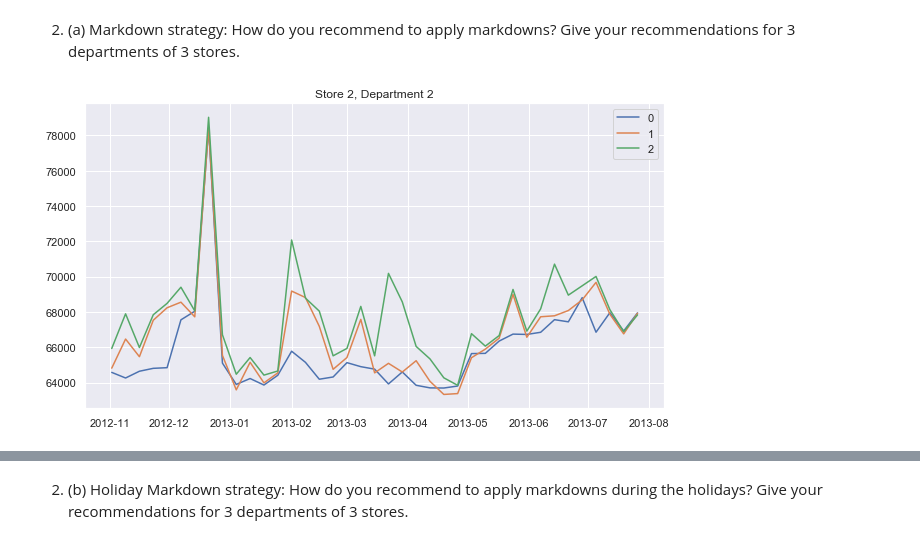
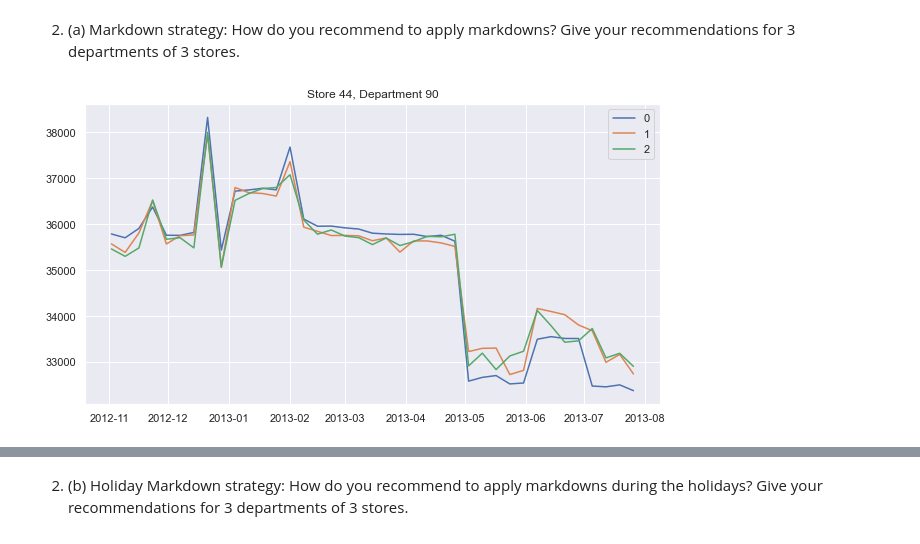
Before and after one commit to JelleWestra/Data-Science-for-Business-Improvement, a Jupyter notebook: project2/Project 2 - Team 12.ipynb, the cells around one changed output, grey strips where cells are left out. Saved outputs shown, nothing was run; the diff lists cells and outputs as text; code cells hidden in the pictures.

```diff
--- a/project2/Project 2 - Team 12.ipynb
+++ b/project2/Project 2 - Team 12.ipynb
@@ -1953,0 +1948,20 @@ plt.plot([0,600000], [0,600000], 'k--');
+# %%
+# boolean index for validation set
+val_index = y.index.isin(y.tail(int(len(X) * 0.1)).index)
+
+X_val = X.loc[val_index]
+y_val = y.loc[val_index]
+
+X_train = X.loc[~val_index]
+y_train = y.loc[~val_index]
+
+
+model2 = RandomForestRegressor(
+    n_estimators=140,
+    max_depth=70,
+    random_state=42,
+    n_jobs=-1,
+    verbose=1
+)
+
+model2.fit(X_train, y_train)
@@ -1953,0 +1974,2 @@ plt.plot([0,600000], [0,600000], 'k--');
+# %%
+y_hat = model2.predict(X_val)
@@ -1961,3 +2041,11 @@ joblib.dump(rf, 'best_model.pkl', compress=1)
+# %%
+rf = joblib.load('best_model.pkl')
+# %%
+md_corr_median = [0.17870966840532448,
+ 0.06719714045837863,
+ 0.08050212800067337,
+ 0.0946419255373736,
+ 0.17744147838122085]
 # %%
 X_TEST = df_add_features(
     add_RW=[],
@@ -1974,25 +2062,25 @@ df_test_no_dummy = create_df(train=False, return_no_dummy=True)[1]
 # %% [markdown]
 2. (a) Markdown strategy: How do you recommend to apply markdowns? Give your recommendations for 3 departments of 3 stores.
 # %%
-dept = 2
-store = 2
+dept = 90
+store = 44
 
 idx = (df_test_no_dummy['Dept'] == dept) & (df_test_no_dummy['Store'] == store)
 
 fig, ax = plt.subplots(figsize=(9,5))
 
 for f in [0, 1, 2]:
     selected = X_TEST[idx].copy(deep=True)
 
     selected[['MarkDown%i' %i for i in range(1, 6)]] = f * selected[['MarkDown%i' %i for i in range(1, 6)]]
 
     y_hat = rf.predict(selected)
 
     ax.set_title(f'Store {store}, Department {dept}')
     ax.plot(df_test_no_dummy.loc[idx, 'Date'], y_hat, label=f)
 
 fig.tight_layout()
 plt.legend()
 plt.show()
 # %% [output]
-[figure, old version]
+[figure, new version]
```
Also changed, not shown: parts of 40 cells of this notebook.
